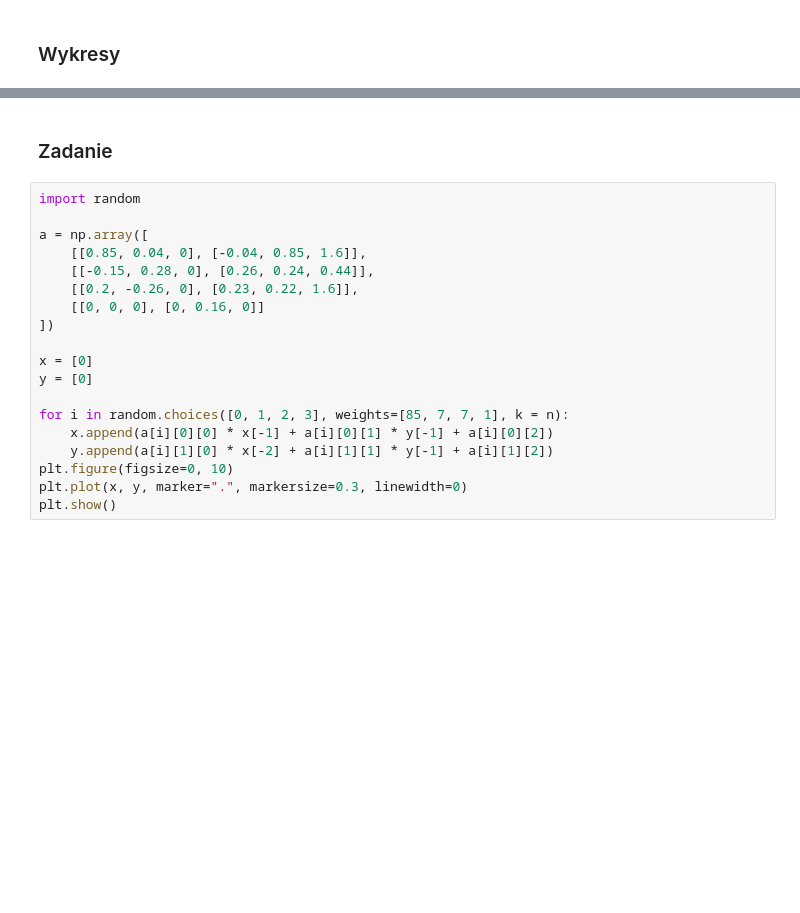
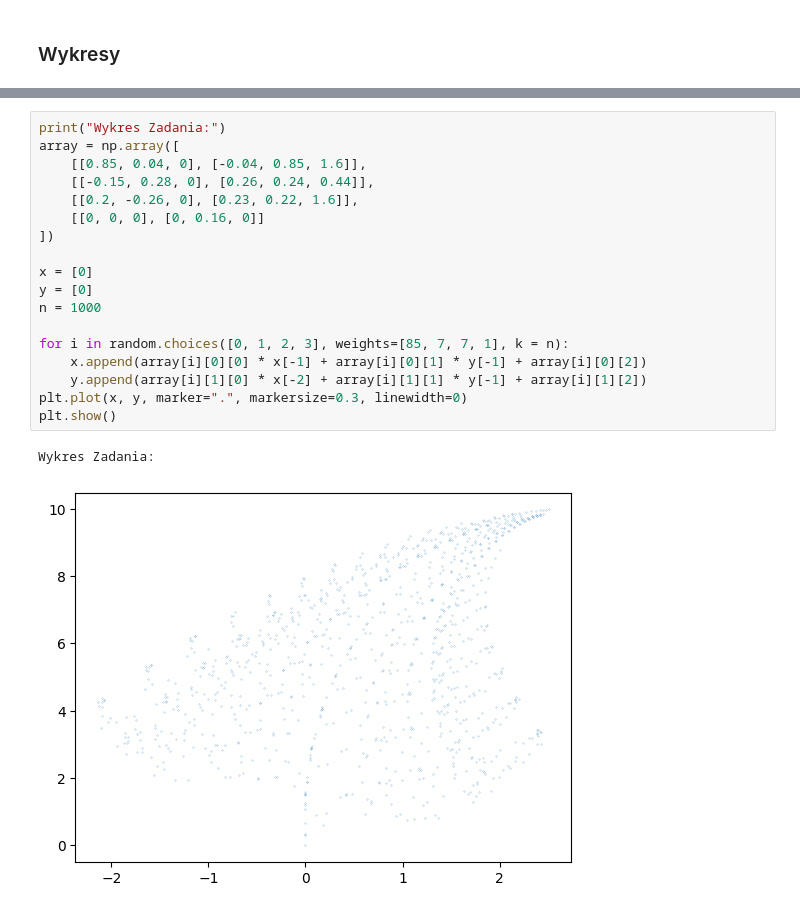
Before and after one commit to tukarp/Programming-In-Python, a Jupyter notebook: Laboratoria/Lab 06/Notatki.ipynb, the cells around one changed output, grey strips where cells are left out. Saved outputs shown, nothing was run; the diff lists cells and outputs as text; blank space fills up the shorter version.

```diff
--- a/Laboratoria/Lab 06/Notatki.ipynb
+++ b/Laboratoria/Lab 06/Notatki.ipynb
@@ -167,22 +188,22 @@ for i in np.linspace(0.25, 2, 8):
 [figure]
-# %% [markdown]
-### Zadanie
 # %%
-import random
-
-a = np.array([
+print("Wykres Zadania:")
+array = np.array([
     [[0.85, 0.04, 0], [-0.04, 0.85, 1.6]],
     [[-0.15, 0.28, 0], [0.26, 0.24, 0.44]],
     [[0.2, -0.26, 0], [0.23, 0.22, 1.6]],
     [[0, 0, 0], [0, 0.16, 0]]
 ])
 
 x = [0]
 y = [0]
+n = 1000
 
 for i in random.choices([0, 1, 2, 3], weights=[85, 7, 7, 1], k = n):
-    x.append(a[i][0][0] * x[-1] + a[i][0][1] * y[-1] + a[i][0][2])
-    y.append(a[i][1][0] * x[-2] + a[i][1][1] * y[-1] + a[i][1][2])
-plt.figure(figsize=0, 10)
+    x.append(array[i][0][0] * x[-1] + array[i][0][1] * y[-1] + array[i][0][2])
+    y.append(array[i][1][0] * x[-2] + array[i][1][1] * y[-1] + array[i][1][2])
 plt.plot(x, y, marker=".", markersize=0.3, linewidth=0)
 plt.show()
+# %% [output]
+Wykres Zadania:
+[figure, added]
```
Also changed, not shown: parts of 23 cells of this notebook.
